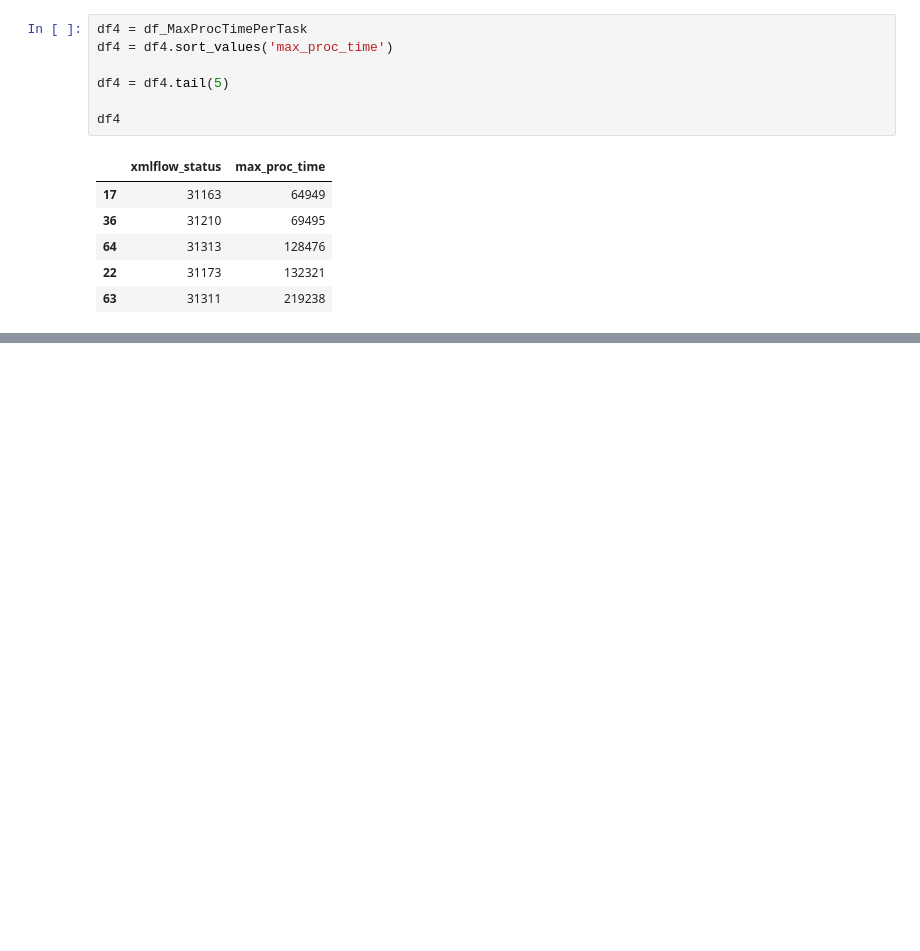
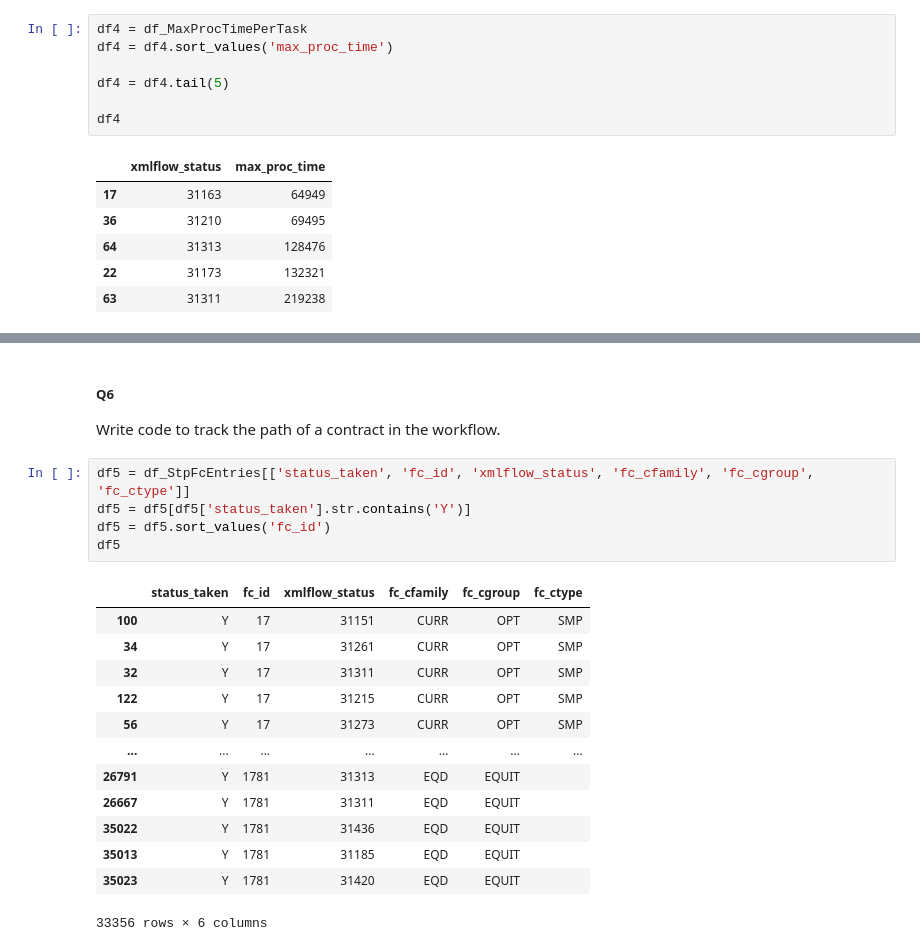
Before and after one commit to ash-111/Technical-Assignment---April-5, a Jupyter notebook: Code_v3.ipynb, the cells around one changed output, grey strips where cells are left out. Cells and saved outputs as stored; diff of their text form; blank space fills up the shorter version.

```diff
--- a/Code_v3.ipynb
+++ b/Code_v3.ipynb
@@ -513,0 +505,23 @@ sns.barplot(x='max_proc_time', y='xmlflow_status', data=df4, color="b")
+# %% [markdown]
+##### Q6
+
+Write code to track the path of a contract in the workflow.
+# %%
+df5 = df_StpFcEntries[['status_taken', 'fc_id', 'xmlflow_status', 'fc_cfamily', 'fc_cgroup', 'fc_ctype']]
+df5 = df5[df5['status_taken'].str.contains('Y')]
+df5 = df5.sort_values('fc_id')
+df5
+# %% [output]
+|  | status_taken | fc_id | xmlflow_status | fc_cfamily | fc_cgroup | fc_ctype |
+| 100 | Y | 17 | 31151 | CURR | OPT | SMP |
+| 34 | Y | 17 | 31261 | CURR | OPT | SMP |
+| 32 | Y | 17 | 31311 | CURR | OPT | SMP |
+| 122 | Y | 17 | 31215 | CURR | OPT | SMP |
+| 56 | Y | 17 | 31273 | CURR | OPT | SMP |
+| ... | ... | ... | ... | ... | ... | ... |
+| 26791 | Y | 1781 | 31313 | EQD | EQUIT |  |
+| 26667 | Y | 1781 | 31311 | EQD | EQUIT |  |
+| 35022 | Y | 1781 | 31436 | EQD | EQUIT |  |
+| 35013 | Y | 1781 | 31185 | EQD | EQUIT |  |
+| 35023 | Y | 1781 | 31420 | EQD | EQUIT |  |
+33356 rows × 6 columns
```
Also changed, not shown: parts of 5 cells of this notebook, 1 other file.
